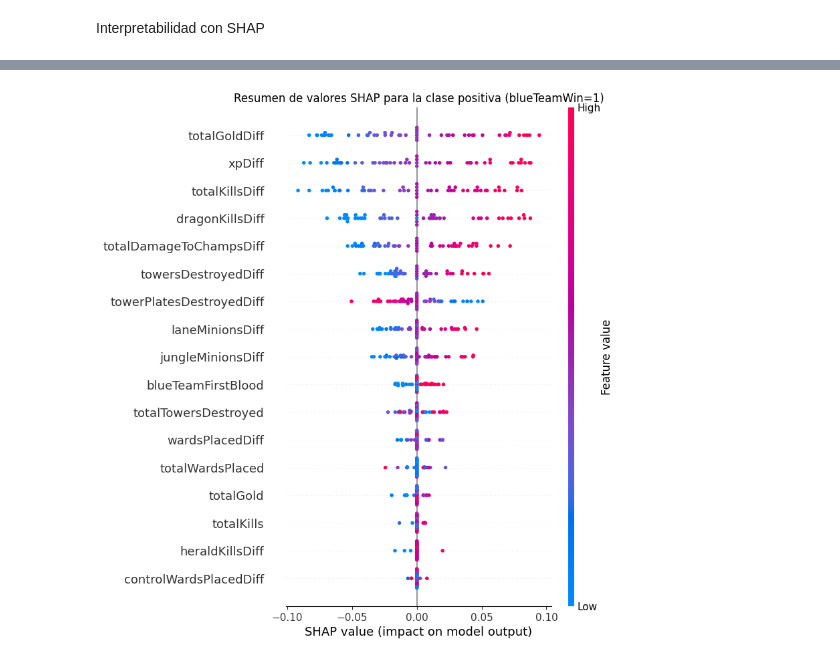
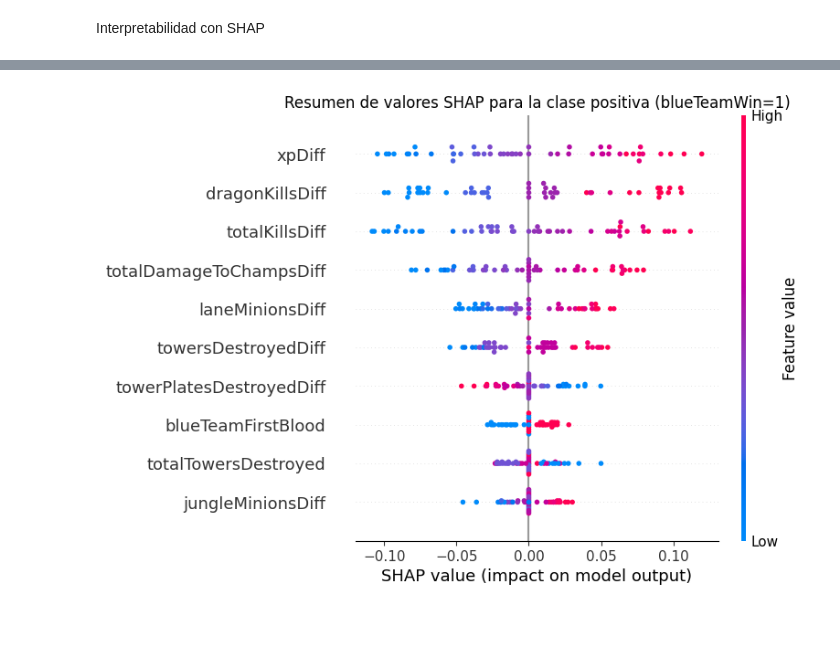
Before and after one commit to jnegrete2005/practica02_AA1, a Jupyter notebook: src/knn.ipynb, the cells around one changed output, grey strips where cells are left out. Drawn from its saved outputs; the diff is of its cells as text; code cells hidden in the pictures; blank space fills up the shorter version.

```diff
--- a/src/knn.ipynb
+++ b/src/knn.ipynb
@@ -16,7 +16,7 @@ from sklearn.metrics import classification_report, confusion_matrix
 # %% [markdown]
 Cargamos los datos, definimos el grid de hiperparámetros y hacemos la búsqueda en cuadrícula
 # %%
-df = pd.read_csv("../data/match_data_compact.csv")
+df = pd.read_csv("../data/match_data_no_gold.csv")
 X = df.drop("blueTeamWin", axis=1)
 y = df["blueTeamWin"]
 
@@ -27,12 +27,3 @@ pipeline = Pipeline([
     ('scaler', RobustScaler()),
     ('knn', KNeighborsClassifier())
 ])
-
-param_grid = {
-    "knn__n_neighbors": [103, 105, 107],
-    "knn__weights": ['uniform', 'distance'],
-    "knn__metric": ['euclidean', 'manhattan']
-}
-
-grid_search = GridSearchCV(pipeline, param_grid, cv=5, n_jobs=-1, scoring='accuracy')
-grid_search.fit(X_train, y_train)
@@ -47,0 +34,4 @@ GridSearchCV(cv=5,
+# %%
+from math import sqrt
+k = int(sqrt(X_train.shape[0]))
+k
@@ -47,0 +40,10 @@ GridSearchCV(cv=5,
+# %%
+
+param_grid = {
+    "knn__n_neighbors": list(range(k-21, k+11, 2)),
+    "knn__weights": ['uniform', 'distance'],
+    "knn__metric": ['euclidean', 'manhattan']
+}
+
+grid_search = GridSearchCV(pipeline, param_grid, cv=5, n_jobs=-1, scoring='accuracy')
+grid_search.fit(X_train, y_train)
@@ -126,12 +141,13 @@ shap_values_summary = explainer.shap_values(sample_data)
 # %%
 plt.figure(dpi=100)
 shap.summary_plot(
     shap_values_summary[:, :, 1],
     sample_data,
     plot_type="dot",
+    max_display=10,
     show=False
 )
 plt.title("Resumen de valores SHAP para la clase positiva (blueTeamWin=1)")
 plt.show()
 # %% [output]
-[figure, old version]
+[figure, new version]
```
Also changed, not shown: parts of 8 cells of this notebook, 2 other files.
